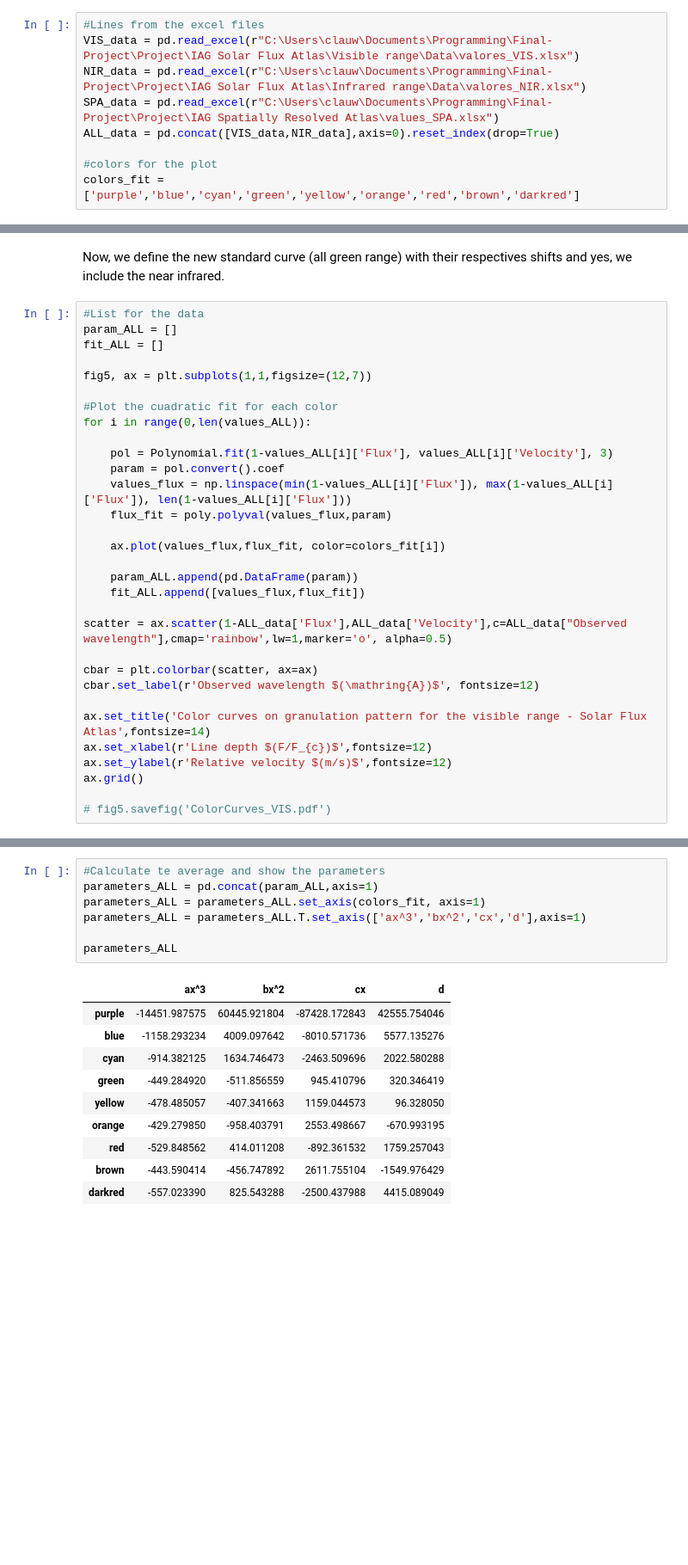
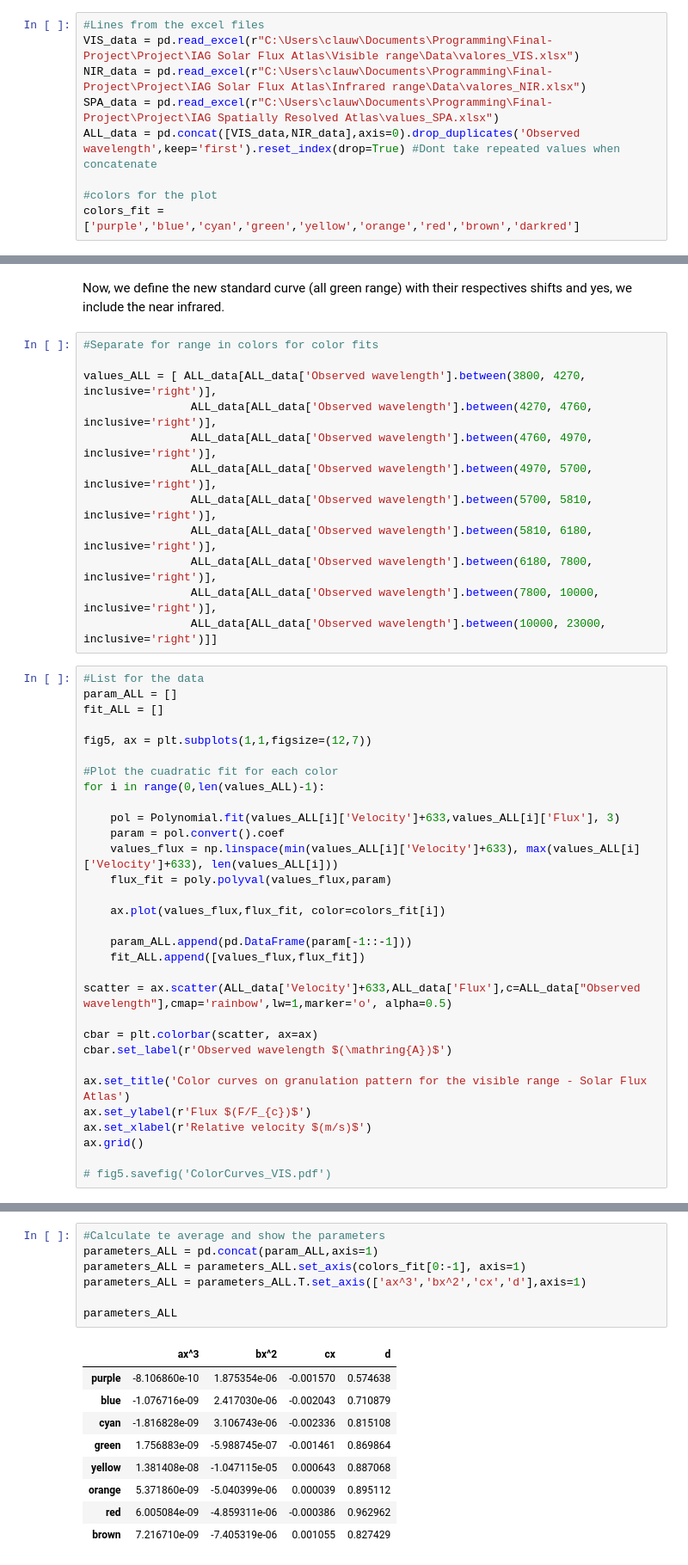
Before and after one commit to ccuellarn/Measurement-and-Characterization-of-Granulation-Patterns-in-the-IAG-Solar-Flux-Spectrum, a Jupyter notebook: Project/Characterization/Third signature/Standard_curves.ipynb, the cells around one changed output, grey strips where cells are left out. Shown at 86% size. Cells and saved outputs as stored; diff of their text form; blank space fills up the shorter version.

```diff
--- a/Project/Characterization/Third signature/Standard_curves.ipynb
+++ b/Project/Characterization/Third signature/Standard_curves.ipynb
@@ -32,7 +32,7 @@ plt.rcParams.update(params)
 VIS_data = pd.read_excel(r"C:\Users\clauw\Documents\Programming\Final-Project\Project\IAG Solar Flux Atlas\Visible range\Data\valores_VIS.xlsx")
 NIR_data = pd.read_excel(r"C:\Users\clauw\Documents\Programming\Final-Project\Project\IAG Solar Flux Atlas\Infrared range\Data\valores_NIR.xlsx")
 SPA_data = pd.read_excel(r"C:\Users\clauw\Documents\Programming\Final-Project\Project\IAG Spatially Resolved Atlas\values_SPA.xlsx")
-ALL_data = pd.concat([VIS_data,NIR_data],axis=0).reset_index(drop=True)
+ALL_data = pd.concat([VIS_data,NIR_data],axis=0).drop_duplicates('Observed wavelength',keep='first').reset_index(drop=True) #Dont take repeated values when concatenate
 
 #colors for the plot
 colors_fit = ['purple','blue','cyan','green','yellow','orange','red','brown','darkred']
@@ -203,5 +156,17 @@ array([5.77756450e-01, 3.12475907e-03, 1.40913031e-05, 1.44004108e-08])
 # %% [markdown]
 Now, we define the new standard curve (all green range) with their respectives shifts and yes, we include the near infrared.
+# %%
+#Separate for range in colors for color fits
+
+values_ALL = [ ALL_data[ALL_data['Observed wavelength'].between(3800, 4270, inclusive='right')],
+                ALL_data[ALL_data['Observed wavelength'].between(4270, 4760, inclusive='right')],
+                ALL_data[ALL_data['Observed wavelength'].between(4760, 4970, inclusive='right')],
+                ALL_data[ALL_data['Observed wavelength'].between(4970, 5700, inclusive='right')],
+                ALL_data[ALL_data['Observed wavelength'].between(5700, 5810, inclusive='right')],
+                ALL_data[ALL_data['Observed wavelength'].between(5810, 6180, inclusive='right')],
+                ALL_data[ALL_data['Observed wavelength'].between(6180, 7800, inclusive='right')],
+                ALL_data[ALL_data['Observed wavelength'].between(7800, 10000, inclusive='right')],
+                ALL_data[ALL_data['Observed wavelength'].between(10000, 23000, inclusive='right')]]
 # %%
 #List for the data
 param_ALL = []
@@ -210,26 +175,26 @@ fit_ALL = []
 fig5, ax = plt.subplots(1,1,figsize=(12,7))
 
 #Plot the cuadratic fit for each color
-for i in range(0,len(values_ALL)):
+for i in range(0,len(values_ALL)-1):
 
-    pol = Polynomial.fit(1-values_ALL[i]['Flux'], values_ALL[i]['Velocity'], 3)
+    pol = Polynomial.fit(values_ALL[i]['Velocity']+633,values_ALL[i]['Flux'], 3)
     param = pol.convert().coef
-    values_flux = np.linspace(min(1-values_ALL[i]['Flux']), max(1-values_ALL[i]['Flux']), len(1-values_ALL[i]['Flux']))
+    values_flux = np.linspace(min(values_ALL[i]['Velocity']+633), max(values_ALL[i]['Velocity']+633), len(values_ALL[i]))
     flux_fit = poly.polyval(values_flux,param)
 
     ax.plot(values_flux,flux_fit, color=colors_fit[i])
 
-    param_ALL.append(pd.DataFrame(param))
+    param_ALL.append(pd.DataFrame(param[-1::-1]))
     fit_ALL.append([values_flux,flux_fit])
 
-scatter = ax.scatter(1-ALL_data['Flux'],ALL_data['Velocity'],c=ALL_data["Observed wavelength"],cmap='rainbow',lw=1,marker='o', alpha=0.5)
+scatter = ax.scatter(ALL_data['Velocity']+633,ALL_data['Flux'],c=ALL_data["Observed wavelength"],cmap='rainbow',lw=1,marker='o', alpha=0.5)
 
 cbar = plt.colorbar(scatter, ax=ax)
-cbar.set_label(r'Observed wavelength $(\mathring{A})$', fontsize=12)
+cbar.set_label(r'Observed wavelength $(\mathring{A})$')
 
-ax.set_title('Color curves on granulation pattern for the visible range - Solar Flux Atlas',fontsize=14)
-ax.set_xlabel(r'Line depth $(F/F_{c})$',fontsize=12)
-ax.set_ylabel(r'Relative velocity $(m/s)$',fontsize=12)
+ax.set_title('Color curves on granulation pattern for the visible range - Solar Flux Atlas')
+ax.set_ylabel(r'Flux $(F/F_{c})$')
+ax.set_xlabel(r'Relative velocity $(m/s)$')
 ax.grid()
 
 # fig5.savefig('ColorCurves_VIS.pdf')
@@ -238,19 +203,18 @@ ax.grid()
 # %%
 #Calculate te average and show the parameters
 parameters_ALL = pd.concat(param_ALL,axis=1)
-parameters_ALL = parameters_ALL.set_axis(colors_fit, axis=1)
+parameters_ALL = parameters_ALL.set_axis(colors_fit[0:-1], axis=1)
 parameters_ALL = parameters_ALL.T.set_axis(['ax^3','bx^2','cx','d'],axis=1)
 
 parameters_ALL
 # %% [output]
 |  | ax^3 | bx^2 | cx | d |
-| purple | -14451.987575 | 60445.921804 | -87428.172843 | 42555.754046 |
-| blue | -1158.293234 | 4009.097642 | -8010.571736 | 5577.135276 |
-| cyan | -914.382125 | 1634.746473 | -2463.509696 | 2022.580288 |
-| green | -449.284920 | -511.856559 | 945.410796 | 320.346419 |
-| yellow | -478.485057 | -407.341663 | 1159.044573 | 96.328050 |
-| orange | -429.279850 | -958.403791 | 2553.498667 | -670.993195 |
-| red | -529.848562 | 414.011208 | -892.361532 | 1759.257043 |
-| brown | -443.590414 | -456.747892 | 2611.755104 | -1549.976429 |
-| darkred | -557.023390 | 825.543288 | -2500.437988 | 4415.089049 |
+| purple | -8.106860e-10 | 1.875354e-06 | -0.001570 | 0.574638 |
+| blue | -1.076716e-09 | 2.417030e-06 | -0.002043 | 0.710879 |
+| cyan | -1.816828e-09 | 3.106743e-06 | -0.002336 | 0.815108 |
+| green | 1.756883e-09 | -5.988745e-07 | -0.001461 | 0.869864 |
+| yellow | 1.381408e-08 | -1.047115e-05 | 0.000643 | 0.887068 |
+| orange | 5.371860e-09 | -5.040399e-06 | 0.000039 | 0.895112 |
+| red | 6.005084e-09 | -4.859311e-06 | -0.000386 | 0.962962 |
+| brown | 7.216710e-09 | -7.405319e-06 | 0.001055 | 0.827429 |
 # %%
```
Also changed, not shown: parts of 14 cells of this notebook.
